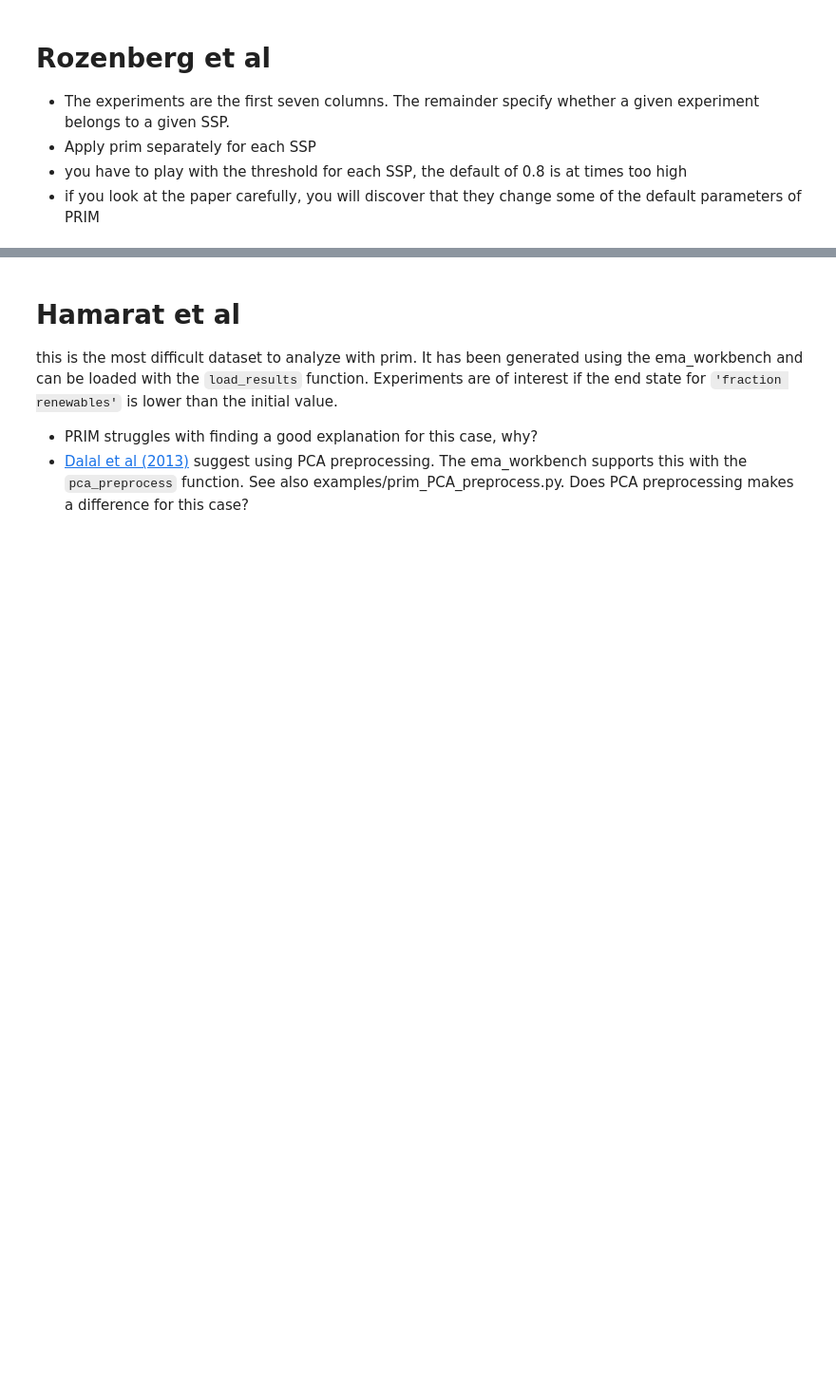
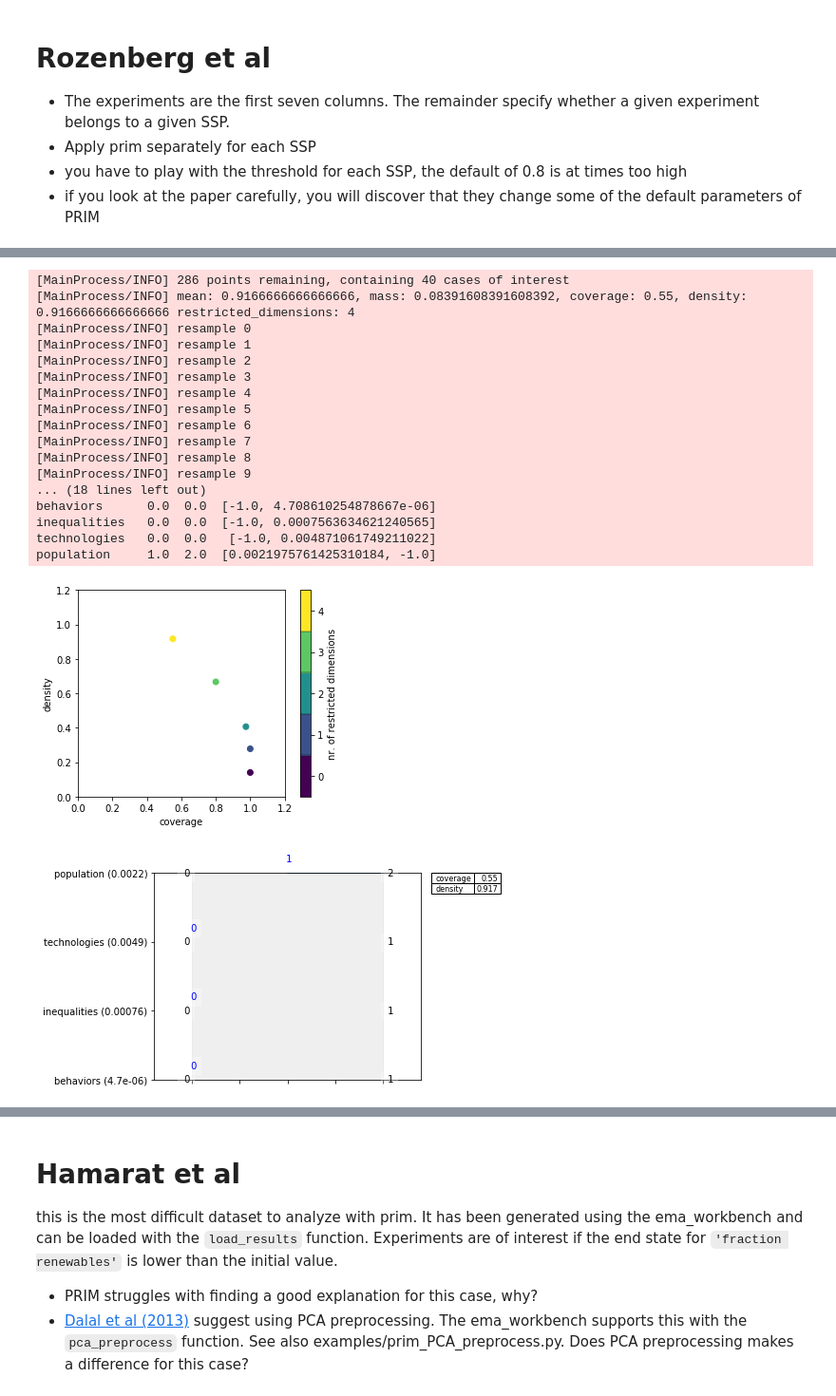
Before and after one commit to codedevonfire/EPA1361, a Jupyter notebook: Week 3-4 - vulnerability analysis/assignment 4 - scenario discovery.ipynb, the cells around one changed output, grey strips where cells are left out. Shown: that part at 95% size. Saved outputs shown, nothing was run; the diff lists cells and outputs as text; code cells hidden in the pictures; blank space fills up the shorter version.

```diff
--- a/Week 3-4 - vulnerability analysis/assignment 4 - scenario discovery.ipynb
+++ b/Week 3-4 - vulnerability analysis/assignment 4 - scenario discovery.ipynb
@@ -18,0 +125,30 @@ Load the data using pandas. The experiments are in colums 2-10, while the outcom
+# %%
+prim_alg_3 = prim.Prim(experiments, outcome_3, threshold=0.2, peel_alpha=0.1)
+box3 = prim_alg_3.find_box()
+
+box3.show_tradeoff()
+print(box3.resample(4))
+box3.inspect(4)
+box3.inspect(4, style='graph')
+
+plt.show()
+# %% [output]
+[MainProcess/INFO] 286 points remaining, containing 40 cases of interest
+[MainProcess/INFO] mean: 0.9166666666666666, mass: 0.08391608391608392, coverage: 0.55, density: 0.9166666666666666 restricted_dimensions: 4
+[MainProcess/INFO] resample 0
+[MainProcess/INFO] resample 1
+[MainProcess/INFO] resample 2
+[MainProcess/INFO] resample 3
+[MainProcess/INFO] resample 4
+[MainProcess/INFO] resample 5
+[MainProcess/INFO] resample 6
+[MainProcess/INFO] resample 7
+[MainProcess/INFO] resample 8
+[MainProcess/INFO] resample 9
+... (18 lines left out)
+behaviors      0.0  0.0  [-1.0, 4.708610254878667e-06]
+inequalities   0.0  0.0  [-1.0, 0.0007563634621240565]
+technologies   0.0  0.0   [-1.0, 0.004871061749211022]
+population     1.0  2.0  [0.0021975761425310184, -1.0]
+[figure, added]
+[figure, added]
```
Also changed, not shown: parts of 6 cells of this notebook.
